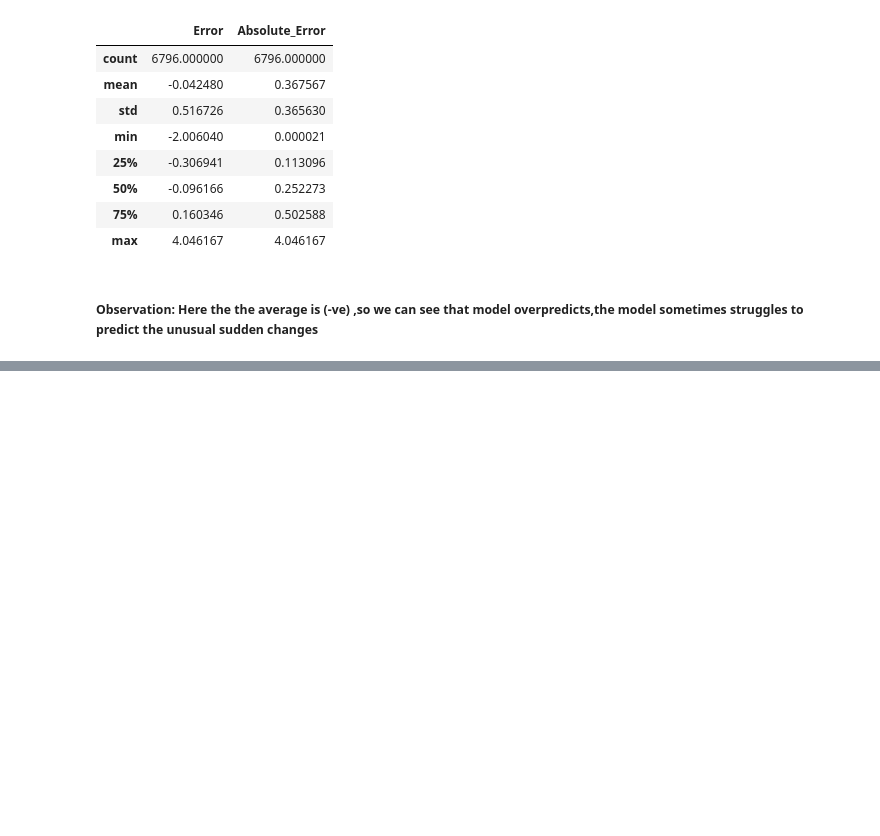
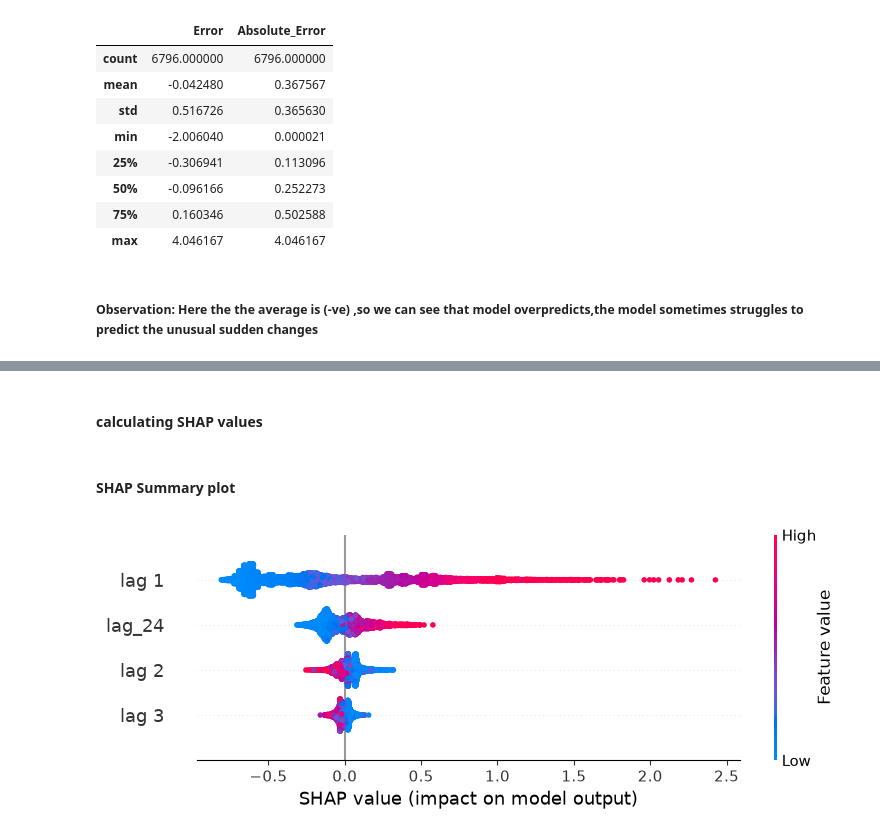
Before and after one commit to Shinoji24/explainable-household-electricity-forecasting, a Jupyter notebook: household_electricity_forecasting.ipynb, the cells around one changed output, grey strips where cells are left out. Cells and saved outputs as stored; diff of their text form; code cells hidden in the pictures; blank space fills up the shorter version.

```diff
--- a/household_electricity_forecasting.ipynb
+++ b/household_electricity_forecasting.ipynb
@@ -1432,0 +1603,2 @@ prediction_df[['Error','Absolute_Error']].describe()
+# %%
+grid_search.fit(x_train,y_train)
@@ -1432,0 +1646,3 @@ prediction_df[['Error','Absolute_Error']].describe()
+# %%
+best_model = grid_search.best_estimator_
+best_model
@@ -1432,0 +1707,14 @@ prediction_df[['Error','Absolute_Error']].describe()
+# %%
+explainer = shap.TreeExplainer(best_model)
+# %% [markdown]
+#### calculating SHAP values
+# %%
+shap_values = explainer.shap_values(x_test)
+# %% [markdown]
+#### SHAP Summary plot
+# %%
+shap.summary_plot(shap_values,x_test,show=False)
+plt.savefig("shap_summary.png",dpi=300,bbox_inches="tight")
+plt.show()
+# %% [output]
+[figure, added]
```
Also changed, not shown: parts of 67 cells of this notebook, 7 other files.
